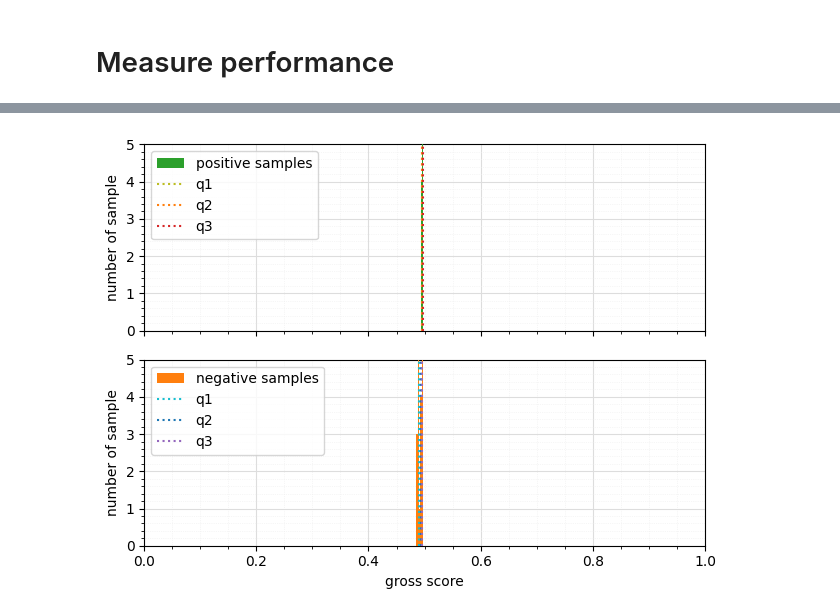
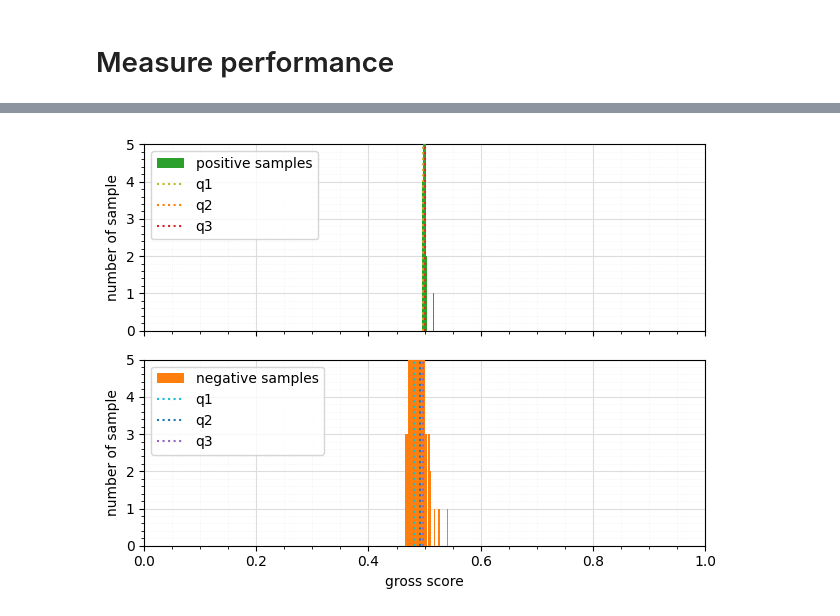
Before and after one commit to xafras/RFTL2, a Jupyter notebook: performances.ipynb, the cells around one changed output, grey strips where cells are left out. Saved outputs shown, nothing was run; the diff lists cells and outputs as text; code cells hidden in the pictures.

```diff
--- a/performances.ipynb
+++ b/performances.ipynb
@@ -52,8 +52,8 @@ KeyboardInterrupt:
 # %%
-file_name = 'pretrained_siamese_model_Teddy_A_5'
+file_name = 'pretrained_siamese_model_Teddy_A_2'
 
 model = make_siamese_model(make_embedding())
 model.load_weights(os.path.join(SAVED_MODEL_PATH, f"{file_name}.h5"))
-gross_scores_positive, gross_scores_negative = get_histogram_scores(model, max_harvest=100, force_computation=True, data_path=r'gross_scores_pretrained_Teddy_A_1.npz')
+gross_scores_positive, gross_scores_negative = get_histogram_scores(model, max_harvest=300, force_computation=True, data_path=r'gross_scores_pretrained_Teddy_A_2.npz')
 # %% [output]
-[figure, old version]
+[figure, new version]
```
Also changed, not shown: parts of 1 cell of this notebook, 8 other files.
